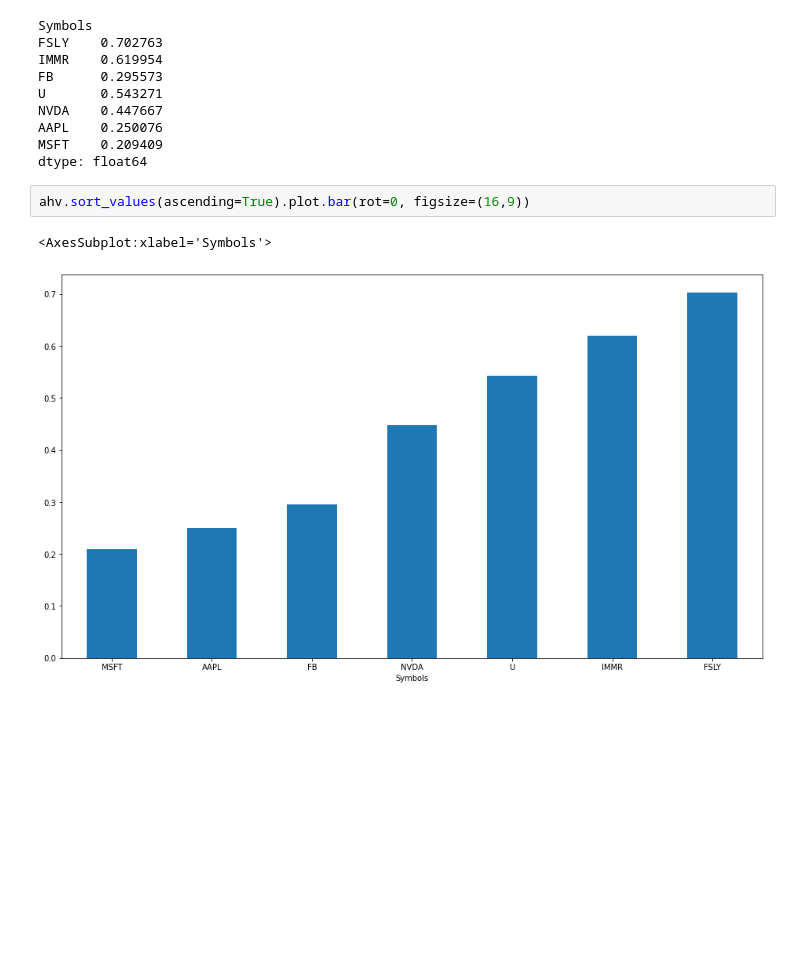
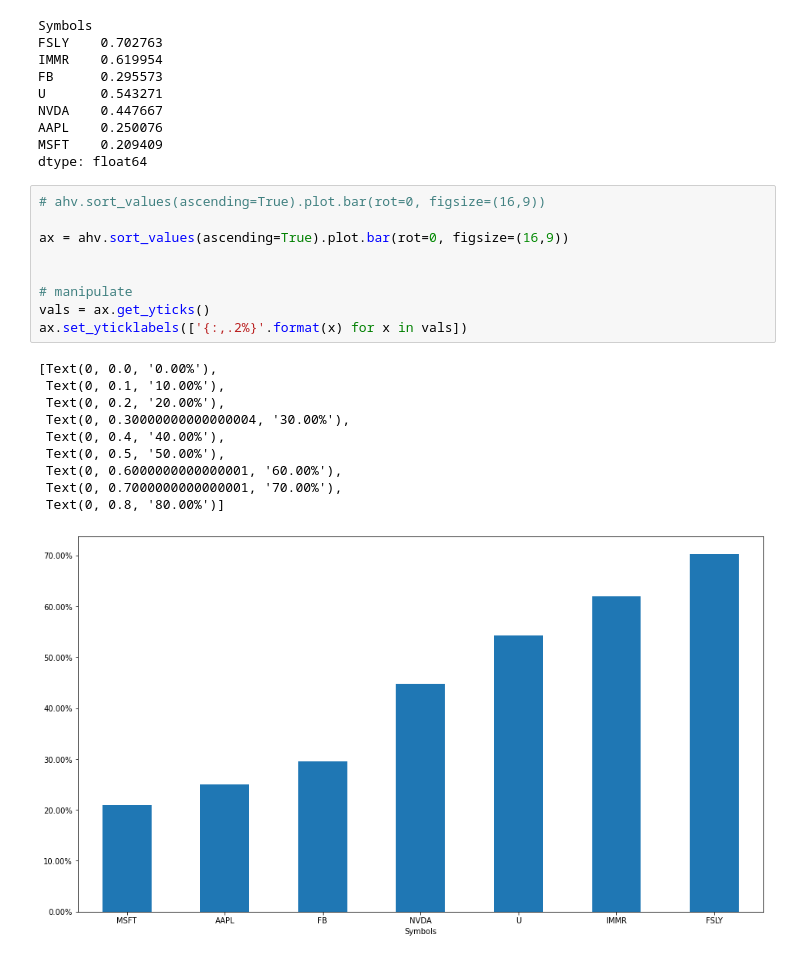
Before and after one commit to bigpotat/FA_Project, a Jupyter notebook: Project.ipynb, the cells around one changed output. Cells and saved outputs as stored; diff of their text form; blank space fills up the shorter version.

```diff
--- a/Project.ipynb
+++ b/Project.ipynb
@@ -136,7 +150,22 @@ AAPL    0.250076
 MSFT    0.209409
 dtype: float64
 # %%
-ahv.sort_values(ascending=True).plot.bar(rot=0, figsize=(16,9))
+# ahv.sort_values(ascending=True).plot.bar(rot=0, figsize=(16,9))
+
+ax = ahv.sort_values(ascending=True).plot.bar(rot=0, figsize=(16,9))
+
+
+# manipulate
+vals = ax.get_yticks()
+ax.set_yticklabels(['{:,.2%}'.format(x) for x in vals])
 # %% [output]
-<AxesSubplot:xlabel='Symbols'>
+[Text(0, 0.0, '0.00%'),
+ Text(0, 0.1, '10.00%'),
+ Text(0, 0.2, '20.00%'),
+ Text(0, 0.30000000000000004, '30.00%'),
+ Text(0, 0.4, '40.00%'),
+ Text(0, 0.5, '50.00%'),
+ Text(0, 0.6000000000000001, '60.00%'),
+ Text(0, 0.7000000000000001, '70.00%'),
+ Text(0, 0.8, '80.00%')]
-[figure, old version]
+[figure, new version]
```
Also changed, not shown: parts of 1 cell of this notebook.
